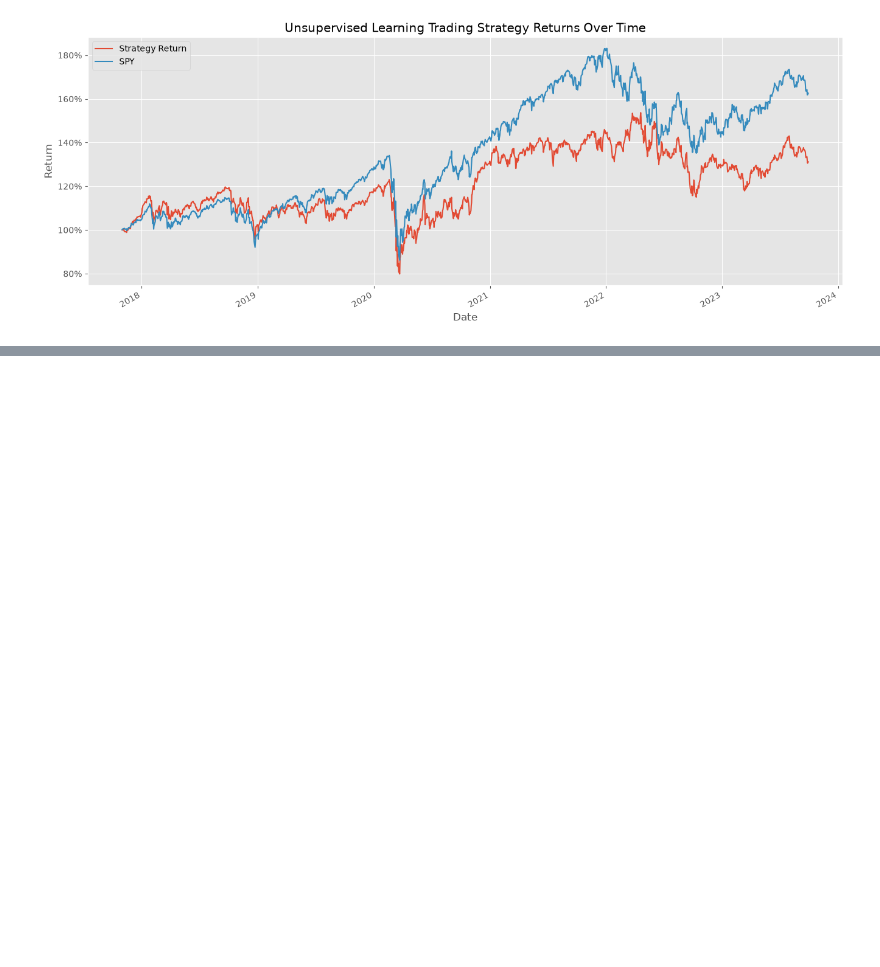
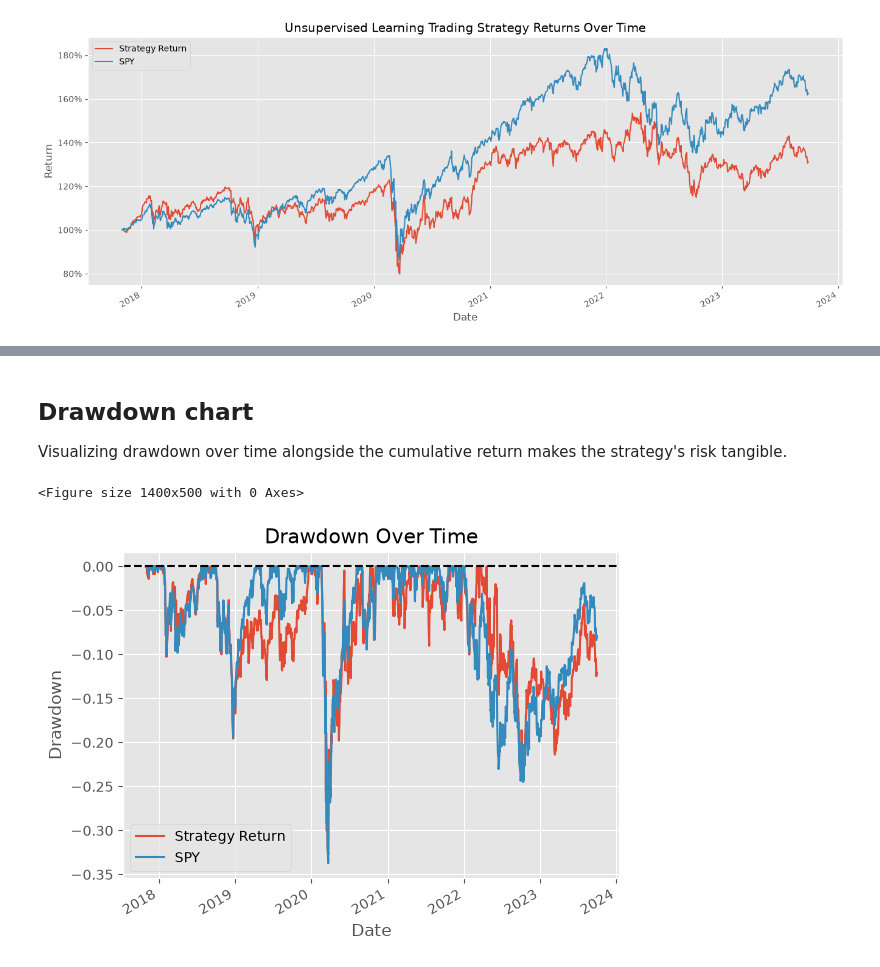
Before and after one commit to JulyTeaT/unsupervised-ml-trading-strategy, a Jupyter notebook: Notebook/algorithmic-trading-strategy.ipynb, the cells around one changed output, grey strips where cells are left out. Saved outputs shown, nothing was run; the diff lists cells and outputs as text; code cells hidden in the pictures; blank space fills up the shorter version.

```diff
--- a/Notebook/algorithmic-trading-strategy.ipynb
+++ b/Notebook/algorithmic-trading-strategy.ipynb
@@ -791,0 +947,17 @@ plt.show()
+# %% [markdown]
+## Drawdown chart
+
+Visualizing drawdown over time alongside the cumulative return makes the strategy's risk tangible.
+# %%
+cumulative = np.exp(portfolio_df.cumsum())
+running_max = cumulative.cummax()
+drawdown = (cumulative - running_max) / running_max
+
+plt.figure(figsize=(14, 5))
+drawdown.plot(title='Drawdown Over Time')
+plt.ylabel('Drawdown')
+plt.axhline(0, color='black', linestyle='--')
+plt.show()
+# %% [output]
+<Figure size 1400x500 with 0 Axes>
+[figure, added]
```
Also changed, not shown: parts of 28 cells of this notebook.
